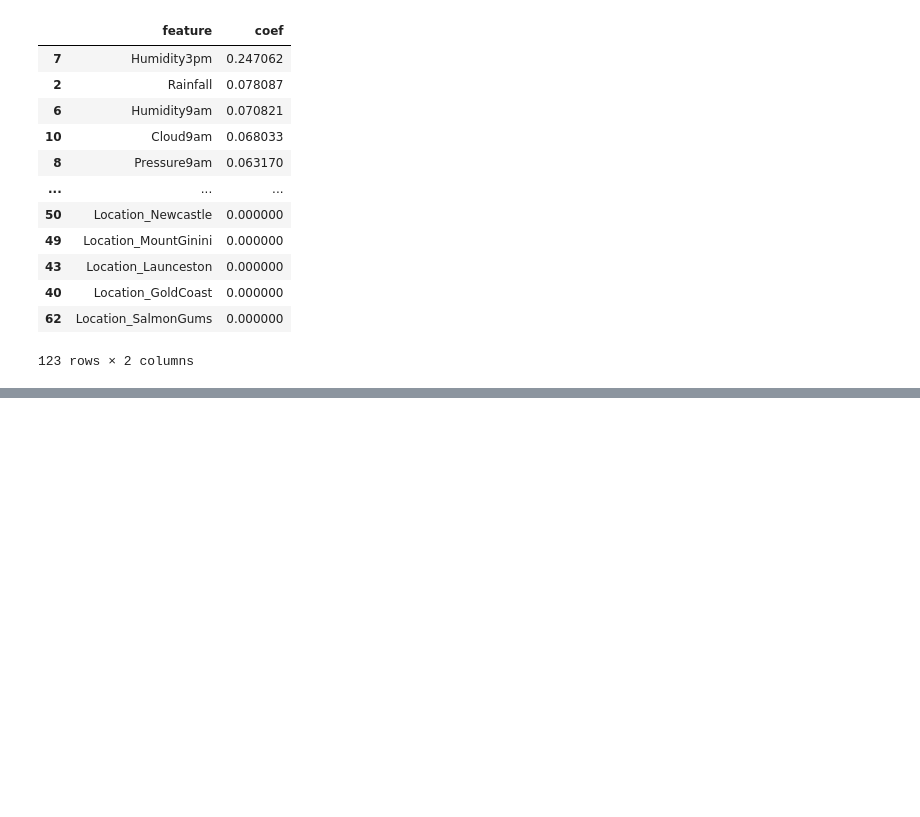
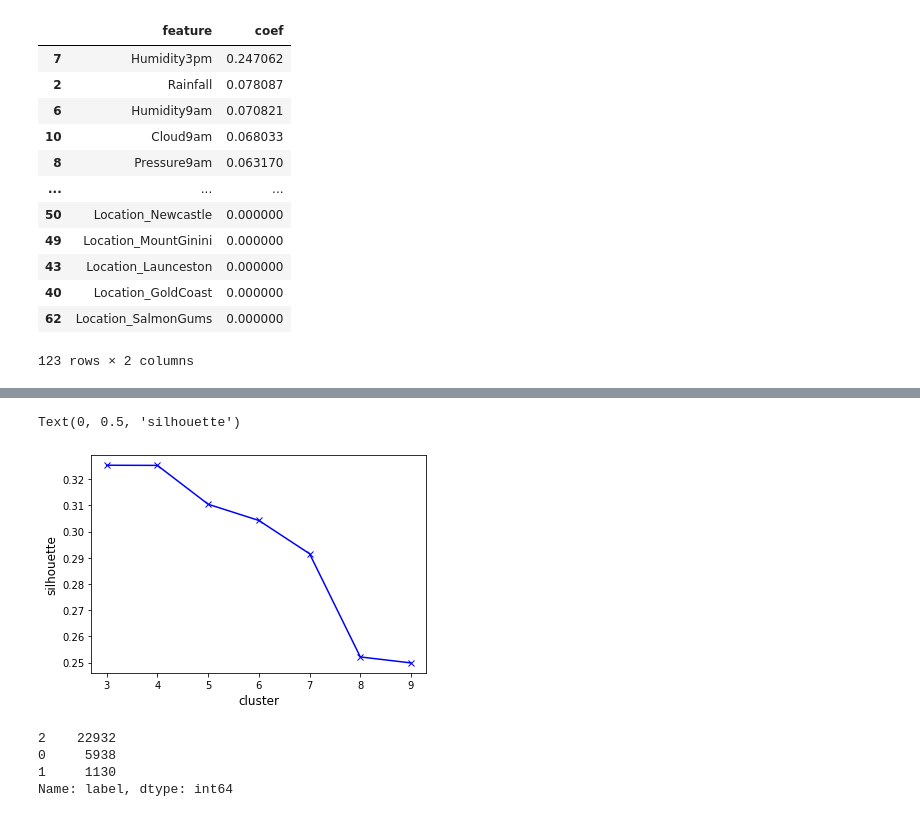
Before and after one commit to Nadarsa/sf_data_science, a Jupyter notebook: Math & ML/practice.ipynb, the cells around one changed output, grey strips where cells are left out. Drawn from its saved outputs; the diff is of its cells as text; code cells hidden in the pictures; blank space fills up the shorter version.

```diff
--- a/Math & ML/practice.ipynb
+++ b/Math & ML/practice.ipynb
@@ -1581,0 +1901,28 @@ pd.DataFrame({'feature': columns, 'coef': feature_importance}).sort_values(by='c
+# %%
+def get_silhouette(cluster_num, X):
+    kmeans = KMeans(n_clusters=cluster_num, random_state=42)
+    kmeans.fit(X)
+    silhouette = metrics.silhouette_score(X, kmeans.labels_)
+    return silhouette
+
+silhouette_list = []
+for cluster_num in range(3,10):
+    silhouette = get_silhouette(cluster_num, X_norm)
+    silhouette_list.append(silhouette)
+
+plt.plot([i for i in range(3,10)], silhouette_list, 'xb-')
+plt.xlabel("cluster", fontsize=12)
+plt.ylabel("silhouette", fontsize=12)
+# %% [output]
+Text(0, 0.5, 'silhouette')
+[figure, added]
+# %%
+kmeans = KMeans(n_clusters=3, random_state=42)
+kmeans.fit(X_norm)
+data.loc[:, 'label'] = kmeans.labels_
+data.label.value_counts()
+# %% [output]
+2    22932
+0     5938
+1     1130
+Name: label, dtype: int64
```
Also changed, not shown: parts of 70 cells of this notebook, 15 other files.
